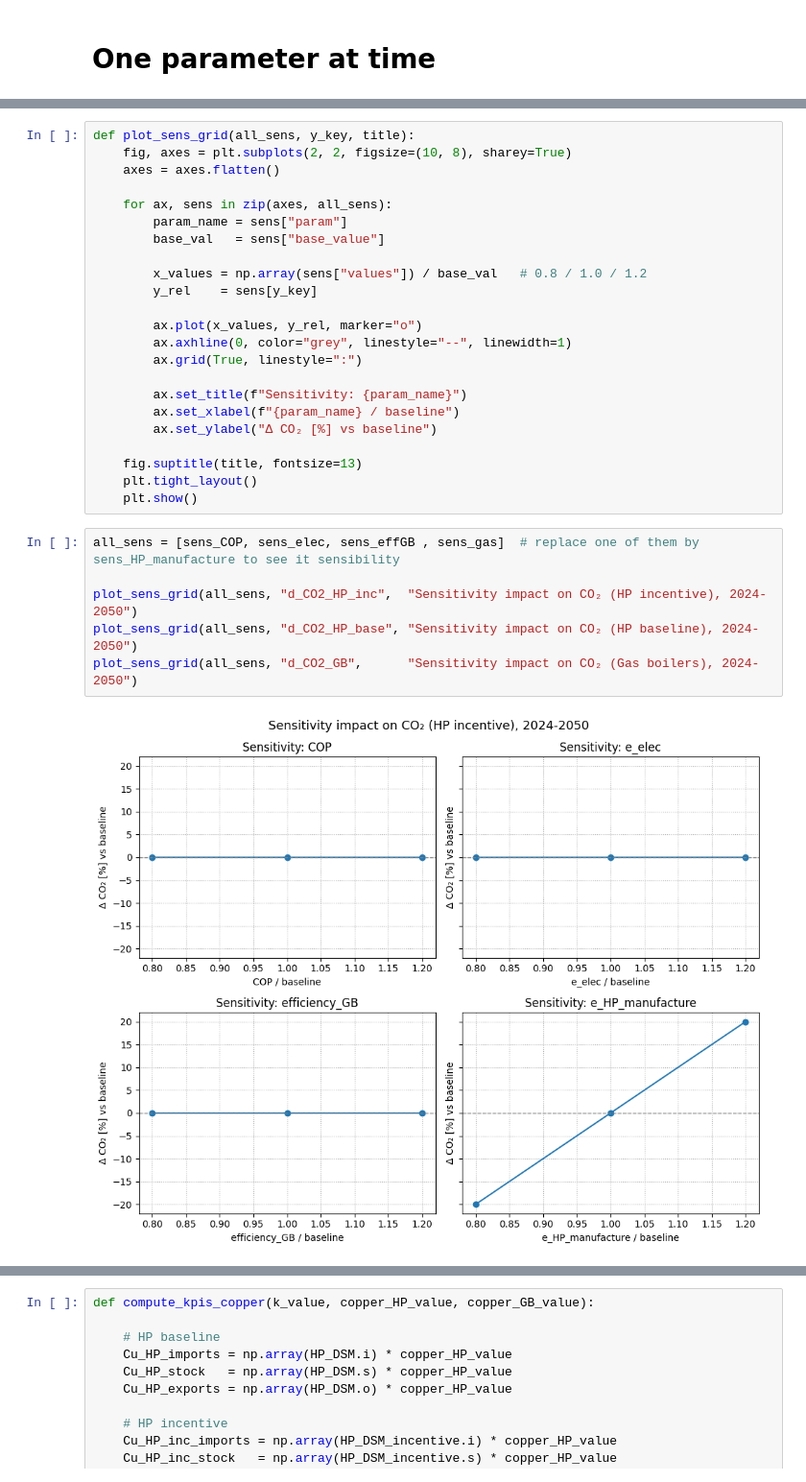
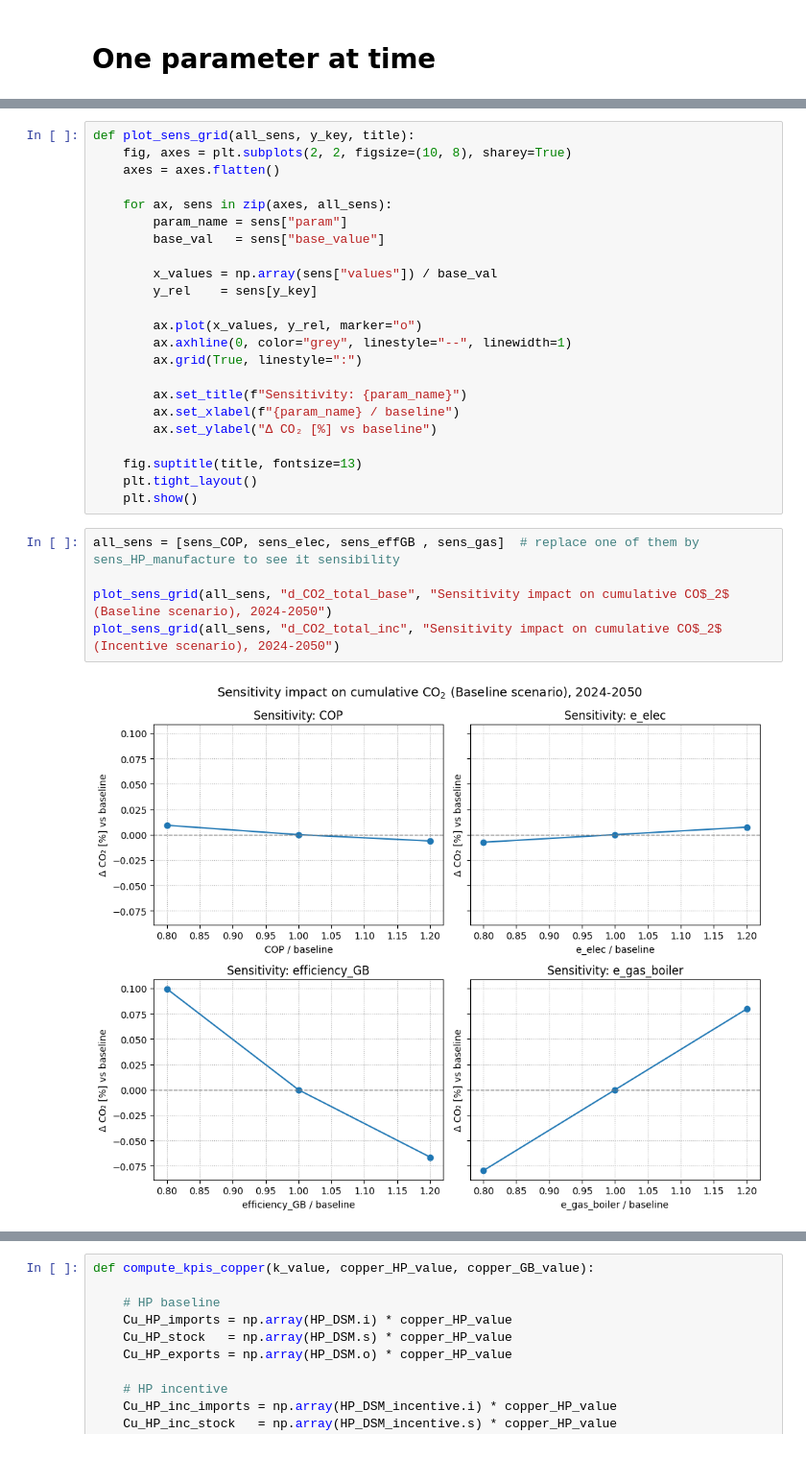
Before and after one commit to Margaux-Ccd/MFA_HeatPumps, a Jupyter notebook: Dynamic_MFA/Dynamic_HP.ipynb, the cells around one changed output, grey strips where cells are left out. Shown at 96% size. Drawn from its saved outputs; the diff is of its cells as text.

```diff
--- a/Dynamic_MFA/Dynamic_HP.ipynb
+++ b/Dynamic_MFA/Dynamic_HP.ipynb
@@ -1308,7 +1313,7 @@ def plot_sens_grid(all_sens, y_key, title):
         param_name = sens["param"]
         base_val   = sens["base_value"]
 
-        x_values = np.array(sens["values"]) / base_val   # 0.8 / 1.0 / 1.2
+        x_values = np.array(sens["values"]) / base_val
         y_rel    = sens[y_key]
 
         ax.plot(x_values, y_rel, marker="o")
@@ -1325,8 +1330,7 @@ def plot_sens_grid(all_sens, y_key, title):
 # %%
 all_sens = [sens_COP, sens_elec, sens_effGB , sens_gas]  # replace one of them by sens_HP_manufacture to see it sensibility
 
-plot_sens_grid(all_sens, "d_CO2_HP_inc",  "Sensitivity impact on CO₂ (HP incentive), 2024-2050")
-plot_sens_grid(all_sens, "d_CO2_HP_base", "Sensitivity impact on CO₂ (HP baseline), 2024-2050")
-plot_sens_grid(all_sens, "d_CO2_GB",      "Sensitivity impact on CO₂ (Gas boilers), 2024-2050")
+plot_sens_grid(all_sens, "d_CO2_total_base", "Sensitivity impact on cumulative CO$_2$ (Baseline scenario), 2024-2050")
+plot_sens_grid(all_sens, "d_CO2_total_inc", "Sensitivity impact on cumulative CO$_2$ (Incentive scenario), 2024-2050")
 # %% [output]
-[figure, old version]
+[figure, new version]
```
Also changed, not shown: parts of 3 cells of this notebook.
